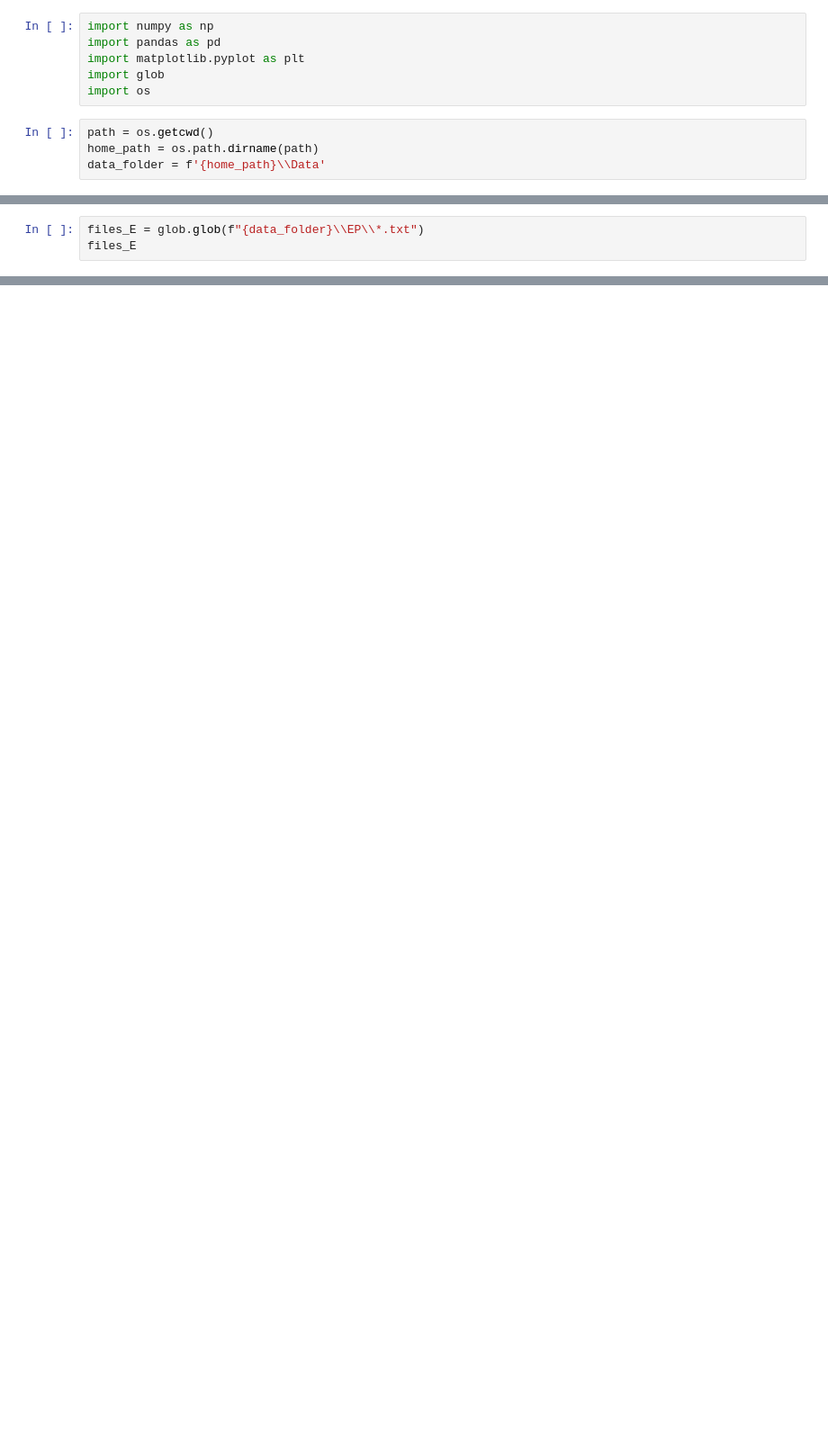
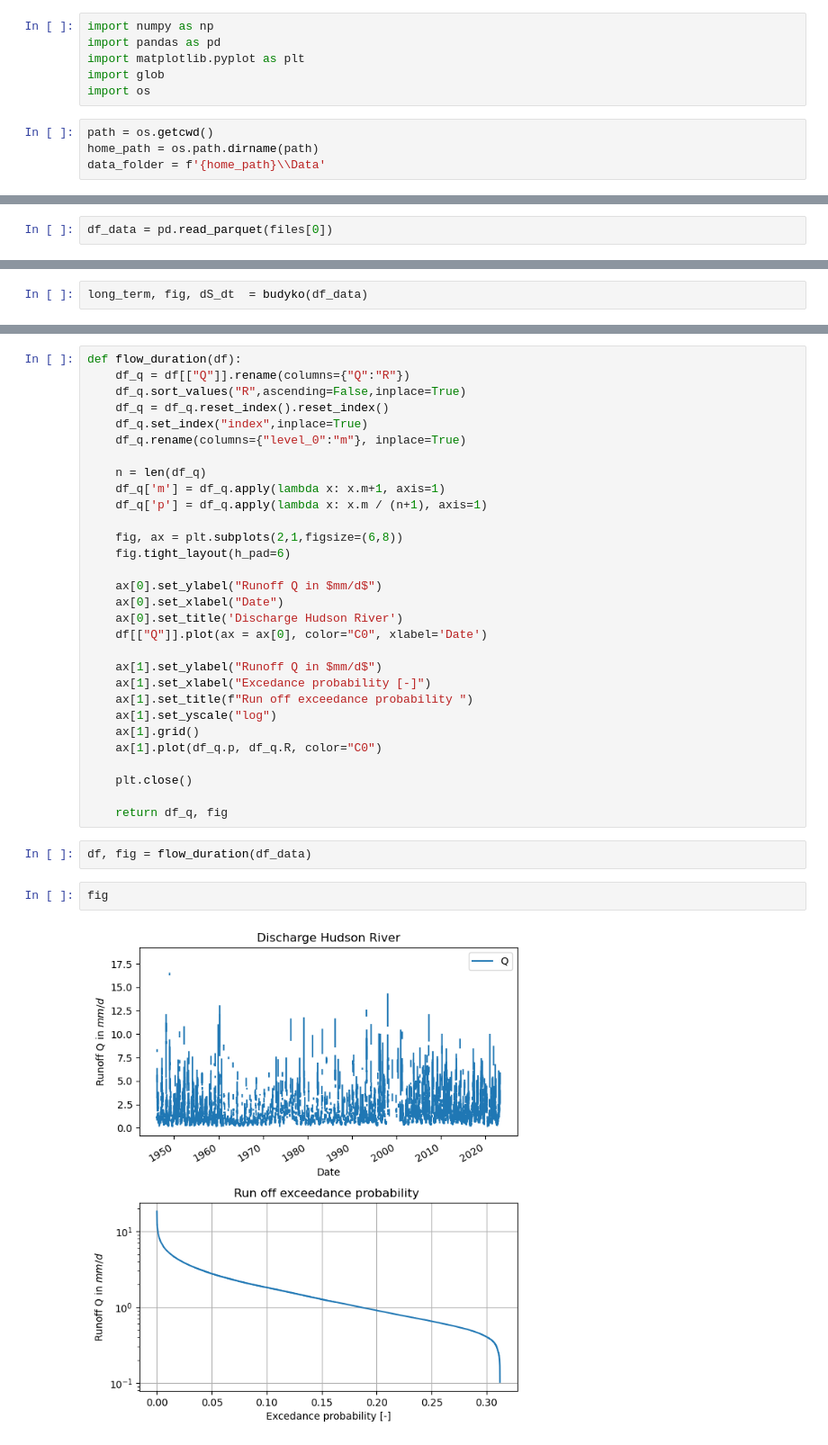
Before and after one commit to Daafip/ENVM1502-Catchment-model, a Jupyter notebook: Python files/budyko.ipynb, the cells around one changed output, grey strips where cells are left out. Shown at 90% size. Drawn from its saved outputs; the diff is of its cells as text; blank space fills up the shorter version.

Commit message:
made budyko curve + df of all data

```diff
--- a/Python files/budyko.ipynb
+++ b/Python files/budyko.ipynb
@@ -11,3 +16,2 @@ data_folder = f'{home_path}\\Data'
 # %%
-files_E = glob.glob(f"{data_folder}\\EP\\*.txt")
-files_E
+df_data = pd.read_parquet(files[0])
@@ -24,0 +57,2 @@ files_P
+# %%
+long_term, fig, dS_dt  = budyko(df_data)
@@ -24,0 +76,36 @@ files_P
+# %%
+def flow_duration(df):
+    df_q = df[["Q"]].rename(columns={"Q":"R"})
+    df_q.sort_values("R",ascending=False,inplace=True)
+    df_q = df_q.reset_index().reset_index()
+    df_q.set_index("index",inplace=True)
+    df_q.rename(columns={"level_0":"m"}, inplace=True)
+
+    n = len(df_q)
+    df_q['m'] = df_q.apply(lambda x: x.m+1, axis=1)
+    df_q['p'] = df_q.apply(lambda x: x.m / (n+1), axis=1)
+
+    fig, ax = plt.subplots(2,1,figsize=(6,8))
+    fig.tight_layout(h_pad=6)
+
+    ax[0].set_ylabel("Runoff Q in $mm/d$")
+    ax[0].set_xlabel("Date")
+    ax[0].set_title('Discharge Hudson River')
+    df[["Q"]].plot(ax = ax[0], color="C0", xlabel='Date')
+
+    ax[1].set_ylabel("Runoff Q in $mm/d$")
+    ax[1].set_xlabel("Excedance probability [-]")
+    ax[1].set_title(f"Run off exceedance probability ")
+    ax[1].set_yscale("log")
+    ax[1].grid()
+    ax[1].plot(df_q.p, df_q.R, color="C0")
+
+    plt.close()
+
+    return df_q, fig
+# %%
+df, fig = flow_duration(df_data)
+# %%
+fig
+# %% [output]
+[figure, added]
```
Also changed, not shown: parts of 7 cells of this notebook, 2 other files.
